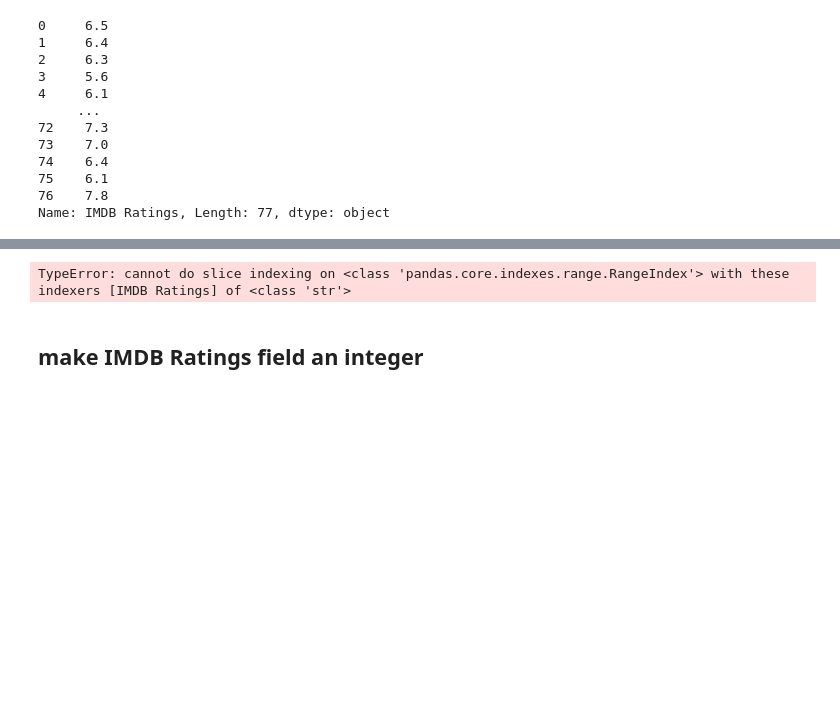
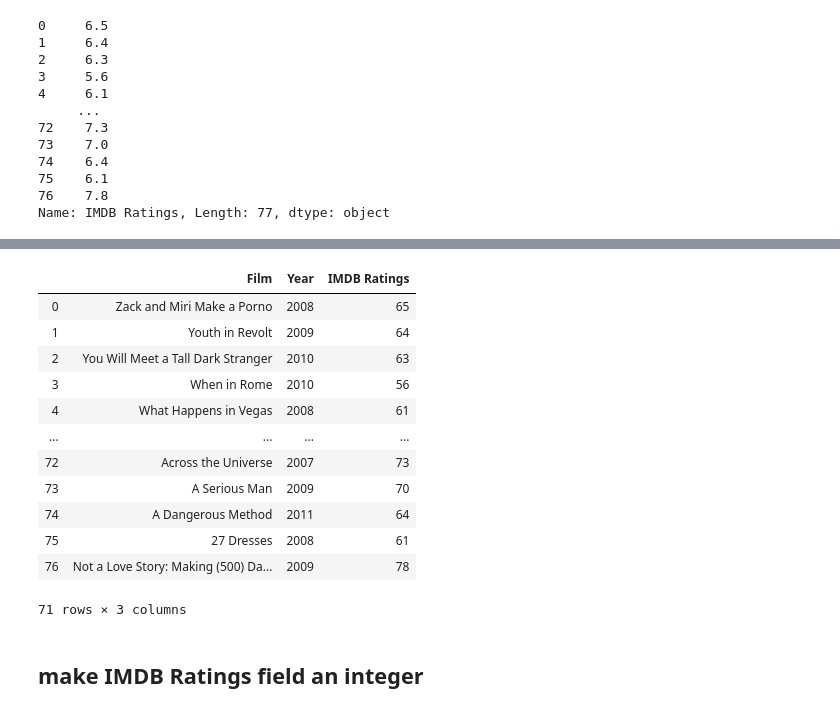
Before and after one commit to ryanporritt/Project2, a Jupyter notebook: ETL_Project.ipynb, the cells around one changed output, grey strips where cells are left out. Cells and saved outputs as stored; diff of their text form; code cells hidden in the pictures; blank space fills up the shorter version.

```diff
--- a/ETL_Project.ipynb
+++ b/ETL_Project.ipynb
@@ -230,10 +229,24 @@ film_data_df
+# %%
+film_data_df= film_data_df.dropna()
 # %%
-film_data_df["IMDB Ratings"] = film_data_df["IMDB Ratings" : ].astype(int)
+film_data_df["IMDB Ratings"] = film_data_df["IMDB Ratings"].astype(int)
 film_data_df
 
 #df.round(0).astype(int)
 # %% [output]
+|  | Film | Year | IMDB Ratings |
+| 0 | Zack and Miri Make a Porno | 2008 | 65 |
+| 1 | Youth in Revolt | 2009 | 64 |
+| 2 | You Will Meet a Tall Dark Stranger | 2010 | 63 |
+| 3 | When in Rome | 2010 | 56 |
+| 4 | What Happens in Vegas | 2008 | 61 |
+| ... | ... | ... | ... |
+| 72 | Across the Universe | 2007 | 73 |
+| 73 | A Serious Man | 2009 | 70 |
+| 74 | A Dangerous Method | 2011 | 64 |
+| 75 | 27 Dresses | 2008 | 61 |
+| 76 | Not a Love Story: Making (500) Da... | 2009 | 78 |
-TypeError: cannot do slice indexing on <class 'pandas.core.indexes.range.RangeIndex'> with these indexers [IMDB Ratings] of <class 'str'>
+71 rows × 3 columns
 # %% [markdown]
 ## make IMDB Ratings field an integer
 # %%
```
Also changed, not shown: parts of 6 cells of this notebook.
